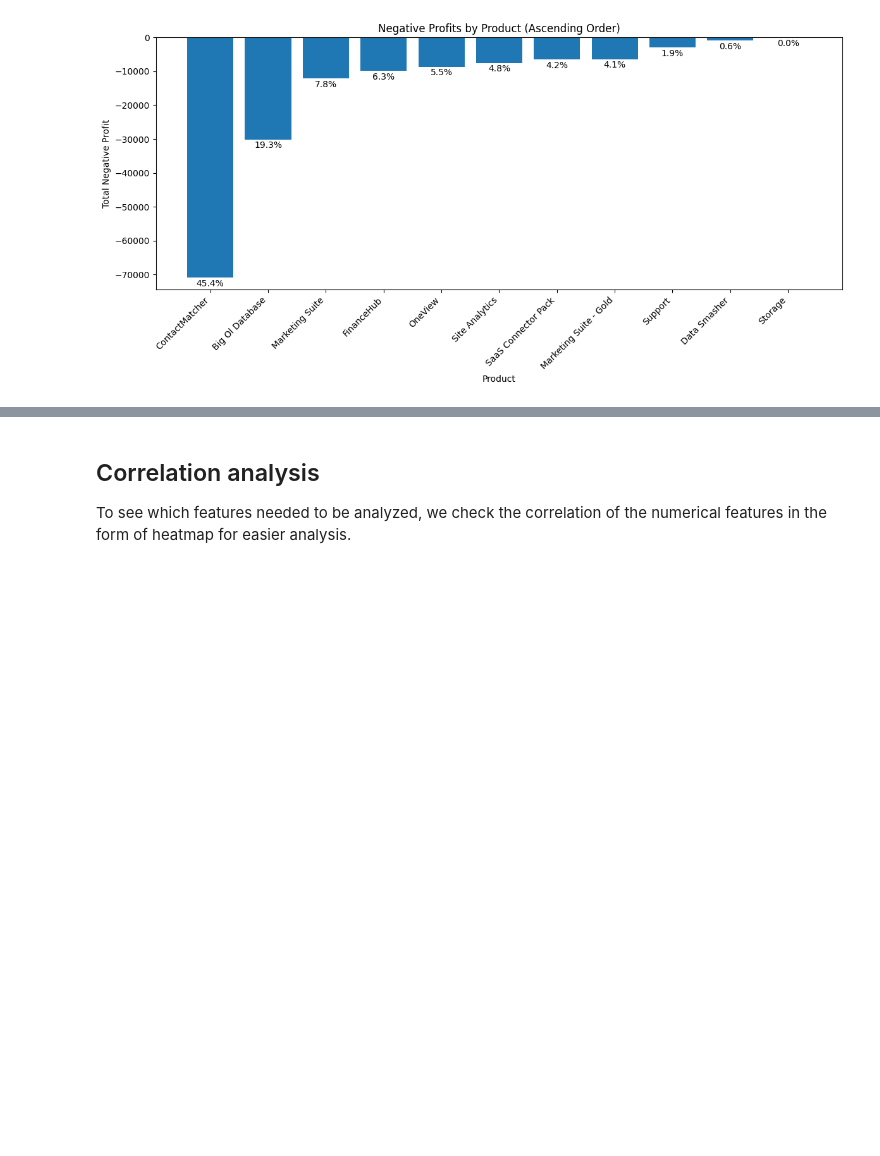
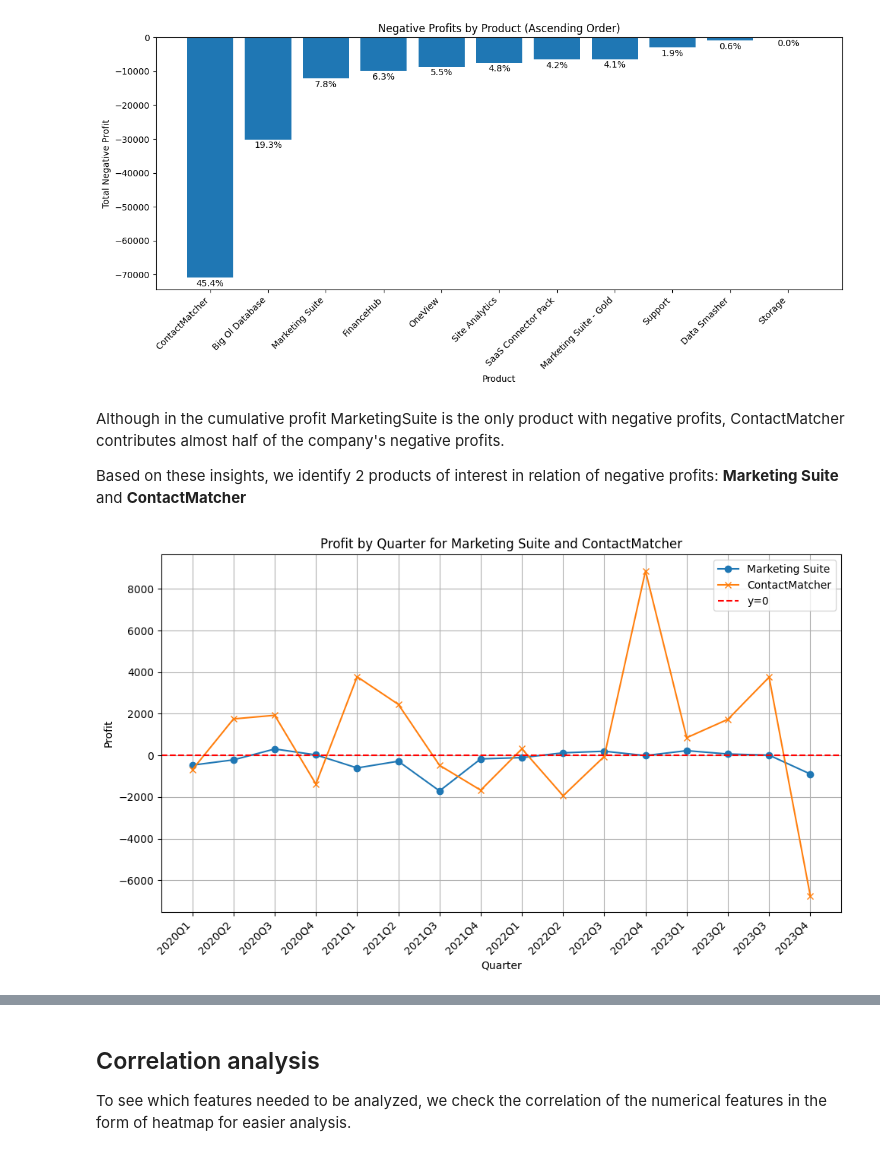
Before and after one commit to katrielester/mod2-capstone, a Jupyter notebook: CapstoneEDA.ipynb, the cells around one changed output, grey strips where cells are left out. Cells and saved outputs as stored; diff of their text form; code cells hidden in the pictures; blank space fills up the shorter version.

```diff
--- a/CapstoneEDA.ipynb
+++ b/CapstoneEDA.ipynb
@@ -522,3 +501,32 @@ plt.tight_layout()
 plt.show()
 # %% [output]
 [figure]
+# %% [markdown]
+Although in the cumulative profit MarketingSuite is the only product with negative profits, ContactMatcher contributes almost half of the company's negative profits.
+
+Based on these insights, we identify 2 products of interest in relation of negative profits: **Marketing Suite** and **ContactMatcher**
+# %%
+# Group data by quarter and product for profit
+df['Quarter'] = df['Order Date'].dt.to_period('Q')
+profit_by_quarter = df.groupby(['Quarter', 'Product'])['Profit'].sum().reset_index()
+
+# Filter Marketing Suite and ContactMatcher
+marketing_suite_profit = profit_by_quarter[profit_by_quarter['Product'] == 'Marketing Suite']
+contactmatcher_profit = profit_by_quarter[profit_by_quarter['Product'] == 'ContactMatcher']
+
+# Create line plot
+plt.figure(figsize=(10, 6))
+plt.plot(marketing_suite_profit['Quarter'].astype(str), marketing_suite_profit['Profit'], label='Marketing Suite', marker='o')
+plt.plot(contactmatcher_profit['Quarter'].astype(str), contactmatcher_profit['Profit'], label='ContactMatcher', marker='x')
+# Add a horizontal line at y=0
+plt.axhline(y=0, color='r', linestyle='--', label='y=0')
+plt.xlabel('Quarter')
+plt.ylabel('Profit')
+plt.title('Profit by Quarter for Marketing Suite and ContactMatcher')
+plt.xticks(rotation=45, ha='right')
+plt.legend()
+plt.grid(True)
+plt.tight_layout()
+plt.show()
+# %% [output]
+[figure, added]
```
Also changed, not shown: parts of 5 cells of this notebook.
